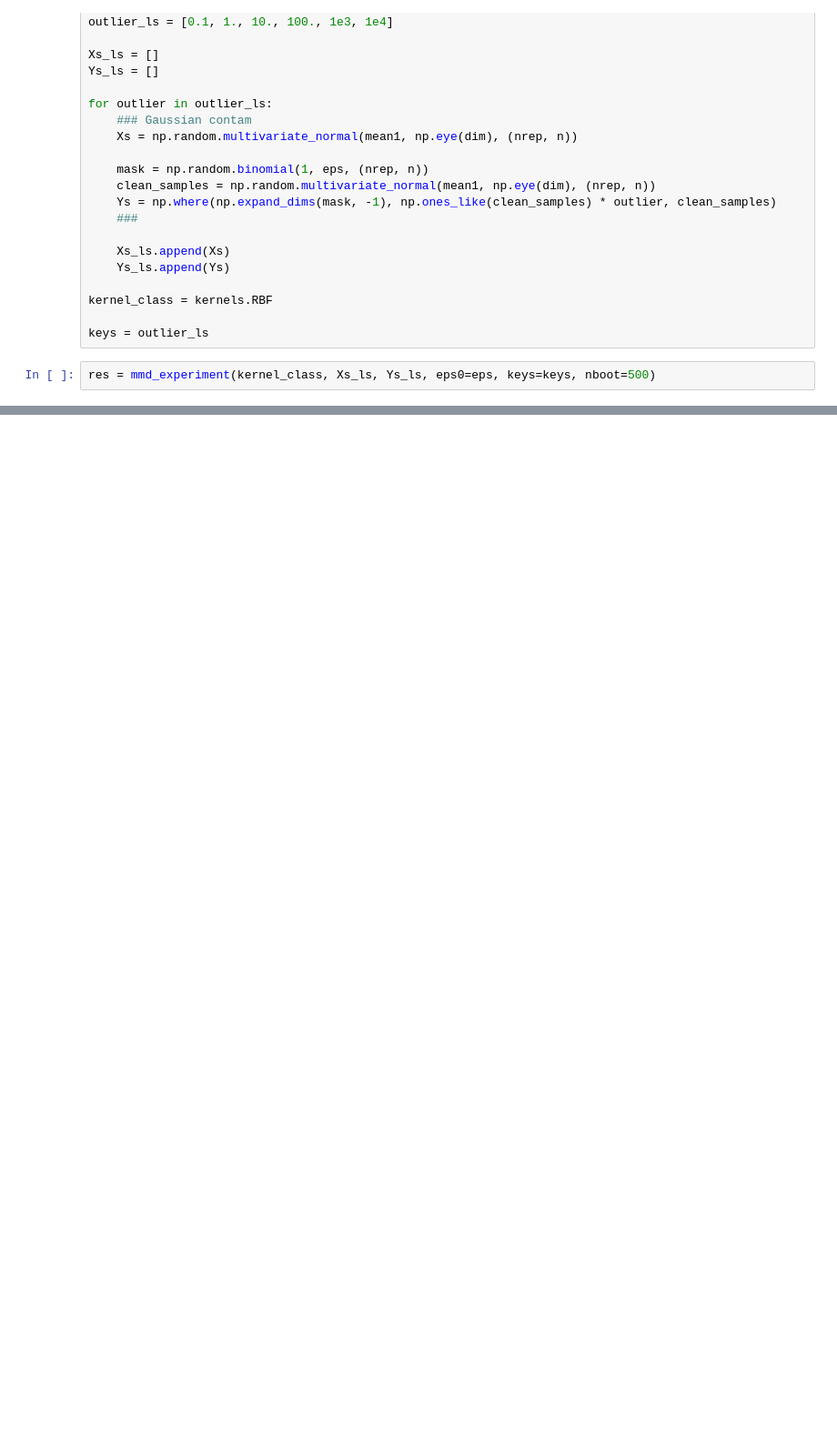
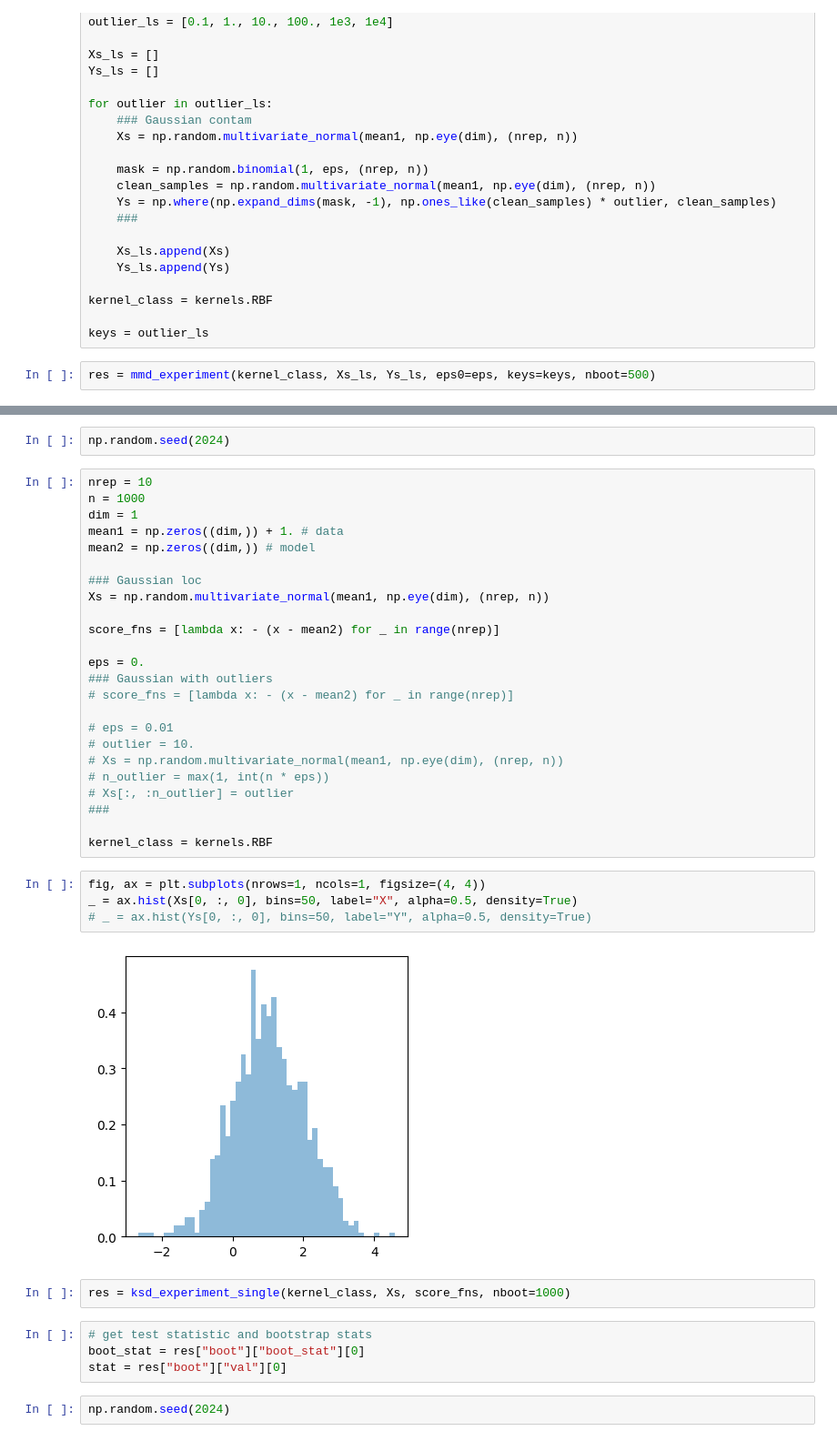
Before and after one commit to XingLLiu/robust-kernel-test, a Jupyter notebook: notebooks/MMD.ipynb, the cells around one changed output, grey strips where cells are left out. Shown at 91% size. Saved outputs shown, nothing was run; the diff lists cells and outputs as text; blank space fills up the shorter version.

```diff
--- a/notebooks/MMD.ipynb
+++ b/notebooks/MMD.ipynb
@@ -254,0 +342,40 @@ _ = plt.tight_layout()
+# %%
+np.random.seed(2024)
+# %%
+nrep = 10
+n = 1000
+dim = 1
+mean1 = np.zeros((dim,)) + 1. # data
+mean2 = np.zeros((dim,)) # model
+
+### Gaussian loc
+Xs = np.random.multivariate_normal(mean1, np.eye(dim), (nrep, n))
+
+score_fns = [lambda x: - (x - mean2) for _ in range(nrep)]
+
+eps = 0.
+### Gaussian with outliers
+# score_fns = [lambda x: - (x - mean2) for _ in range(nrep)]
+
+# eps = 0.01
+# outlier = 10.
+# Xs = np.random.multivariate_normal(mean1, np.eye(dim), (nrep, n))
+# n_outlier = max(1, int(n * eps))
+# Xs[:, :n_outlier] = outlier
+###
+
+kernel_class = kernels.RBF
+# %%
+fig, ax = plt.subplots(nrows=1, ncols=1, figsize=(4, 4))
+_ = ax.hist(Xs[0, :, 0], bins=50, label="X", alpha=0.5, density=True)
+# _ = ax.hist(Ys[0, :, 0], bins=50, label="Y", alpha=0.5, density=True)
+# %% [output]
+[figure, added]
+# %%
+res = ksd_experiment_single(kernel_class, Xs, score_fns, nboot=1000)
+# %%
+# get test statistic and bootstrap stats
+boot_stat = res["boot"]["boot_stat"][0]
+stat = res["boot"]["val"][0]
+# %%
+np.random.seed(2024)
```
Also changed, not shown: parts of 38 cells of this notebook, 4 other files.
